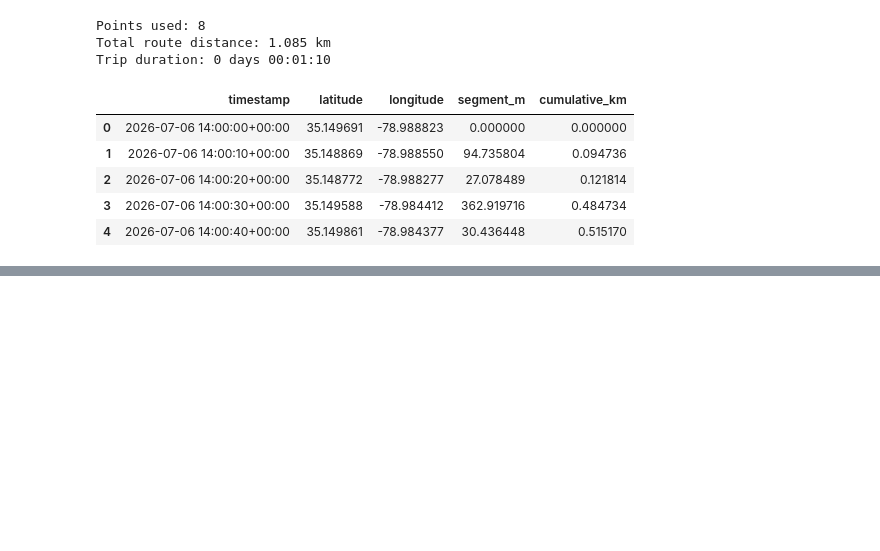
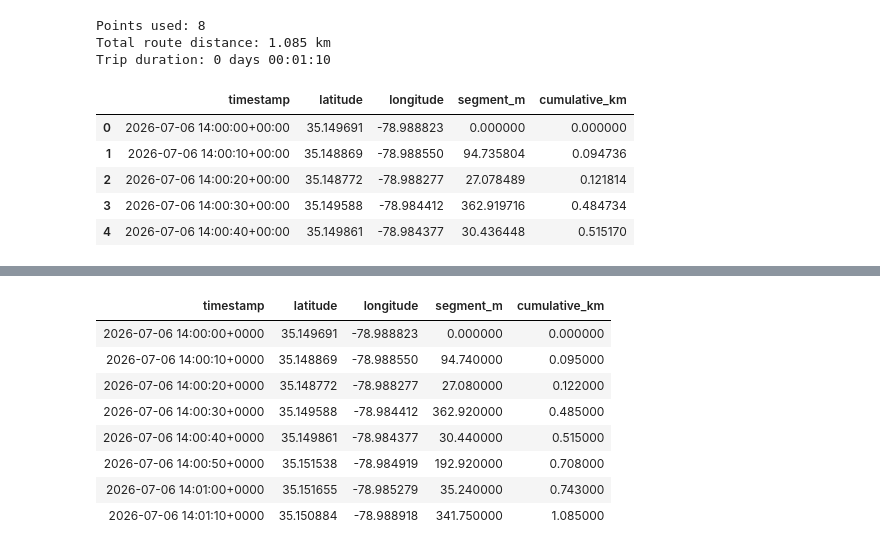
Before and after one commit to AviAlibi/avialibi.github.io, a Jupyter notebook: main.ipynb, the cells around one changed output, grey strips where cells are left out. Saved outputs shown, nothing was run; the diff lists cells and outputs as text; code cells hidden in the pictures; blank space fills up the shorter version.

```diff
--- a/main.ipynb
+++ b/main.ipynb
@@ -183,0 +388,79 @@ Saved interactive map to: recordedRuns\car-drive-test-template.route-map.html
+# %%
+summary_rows = [
+    ["Selected file", data_file.name],
+    ["Ping count", len(df)],
+    ["Valid route points", len(route_df)],
+    ["Run completion time", str(race_finish_time - race_start_time) if race_start_time is not None and race_finish_time is not None else "n/a"],
+    ["Total distance (km)", f"{total_distance_km:.3f}"],
+    ["Gate crossings", 0 if crossings_df.empty else len(crossings_df)],
+    ["Start time", race_start_time if race_start_time is not None else "n/a"],
+    ["Finish time", race_finish_time if race_finish_time is not None else "n/a"],
+]
+
+if "speed" in route_df.columns:
+    speed_series_mph = pd.to_numeric(route_df["speed"], errors="coerce") * 2.2369362920544
+    speed_series_mph = speed_series_mph.dropna()
+else:
+    speed_series_mph = pd.Series(dtype=float)
+moving_speed_mph = speed_series_mph[speed_series_mph > 0]
+
+speed_summary_rows = [
+    ["Top speed (mph)", f"{moving_speed_mph.max():.2f}" if not moving_speed_mph.empty else "n/a"],
+    ["Average speed (mph)", f"{moving_speed_mph.mean():.2f}" if not moving_speed_mph.empty else "n/a"],
+    ["Slowest moving speed (mph)", f"{moving_speed_mph.min():.2f}" if not moving_speed_mph.empty else "n/a"],
+]
+
+summary_df = pd.DataFrame(summary_rows, columns=["Metric", "Value"])
+display(summary_df.style.hide(axis="index").set_properties(subset=["Metric", "Value"], **{
+    "background-color": "#101a22",
+    "color": "#e7f0f5",
+    "border-color": "#273744",
+}))
+
+speed_summary_df = pd.DataFrame(speed_summary_rows, columns=["Metric", "Value"])
+display(speed_summary_df.style.hide(axis="index").set_properties(subset=["Metric", "Value"], **{
+    "background-color": "#101a22",
+    "color": "#e7f0f5",
+    "border-color": "#273744",
+}))
+
+pretty_route = route_df[["timestamp", "latitude", "longitude", "segment_m", "cumulative_km"]].copy()
+pretty_route["segment_m"] = pretty_route["segment_m"].round(2)
+pretty_route["cumulative_km"] = pretty_route["cumulative_km"].round(3)
+def format_timestamp(value: object) -> str:
+    if isinstance(value, pd.Timestamp):
+        return value.strftime("%Y-%m-%d %H:%M:%S%z")
+    return str(value)
+
+pretty_route_display = pretty_route.style.hide(axis="index").format({
+    "timestamp": format_timestamp,
+    "latitude": "{:.6f}",
+    "longitude": "{:.6f}",
+})
+
+display(pretty_route_display)
+
+if not crossings_df.empty:
+    pretty_crossings = crossings_df[[
+        "gate_index",
+        "segment_index",
+        "cross_time",
+        "cross_latitude",
+        "cross_longitude",
+        "segment_fraction",
+    ]].copy()
+    pretty_crossings["segment_fraction"] = pretty_crossings["segment_fraction"].round(4)
+    def format_cross_time(value: object) -> str:
+        if isinstance(value, pd.Timestamp):
+            return value.strftime("%Y-%m-%d %H:%M:%S.%f%z")
+        return str(value)
+
+    pretty_crossings_display = pretty_crossings.style.hide(axis="index").format({
+        "cross_time": format_cross_time,
+        "cross_latitude": "{:.6f}",
+        "cross_longitude": "{:.6f}",
+    })
+    display(pretty_crossings_display)
+else:
+    print("No gate crossings detected for this run.")
+# %% [output]
@@ -183,0 +480,9 @@ Saved interactive map to: recordedRuns\car-drive-test-template.route-map.html
+| timestamp | latitude | longitude | segment_m | cumulative_km |
+| 2026-07-06 14:00:00+0000 | 35.149691 | -78.988823 | 0.000000 | 0.000000 |
+| 2026-07-06 14:00:10+0000 | 35.148869 | -78.988550 | 94.740000 | 0.095000 |
+| 2026-07-06 14:00:20+0000 | 35.148772 | -78.988277 | 27.080000 | 0.122000 |
+| 2026-07-06 14:00:30+0000 | 35.149588 | -78.984412 | 362.920000 | 0.485000 |
+| 2026-07-06 14:00:40+0000 | 35.149861 | -78.984377 | 30.440000 | 0.515000 |
+| 2026-07-06 14:00:50+0000 | 35.151538 | -78.984919 | 192.920000 | 0.708000 |
+| 2026-07-06 14:01:00+0000 | 35.151655 | -78.985279 | 35.240000 | 0.743000 |
+| 2026-07-06 14:01:10+0000 | 35.150884 | -78.988918 | 341.750000 | 1.085000 |
```
Also changed, not shown: parts of 10 cells of this notebook, 5 other files.
